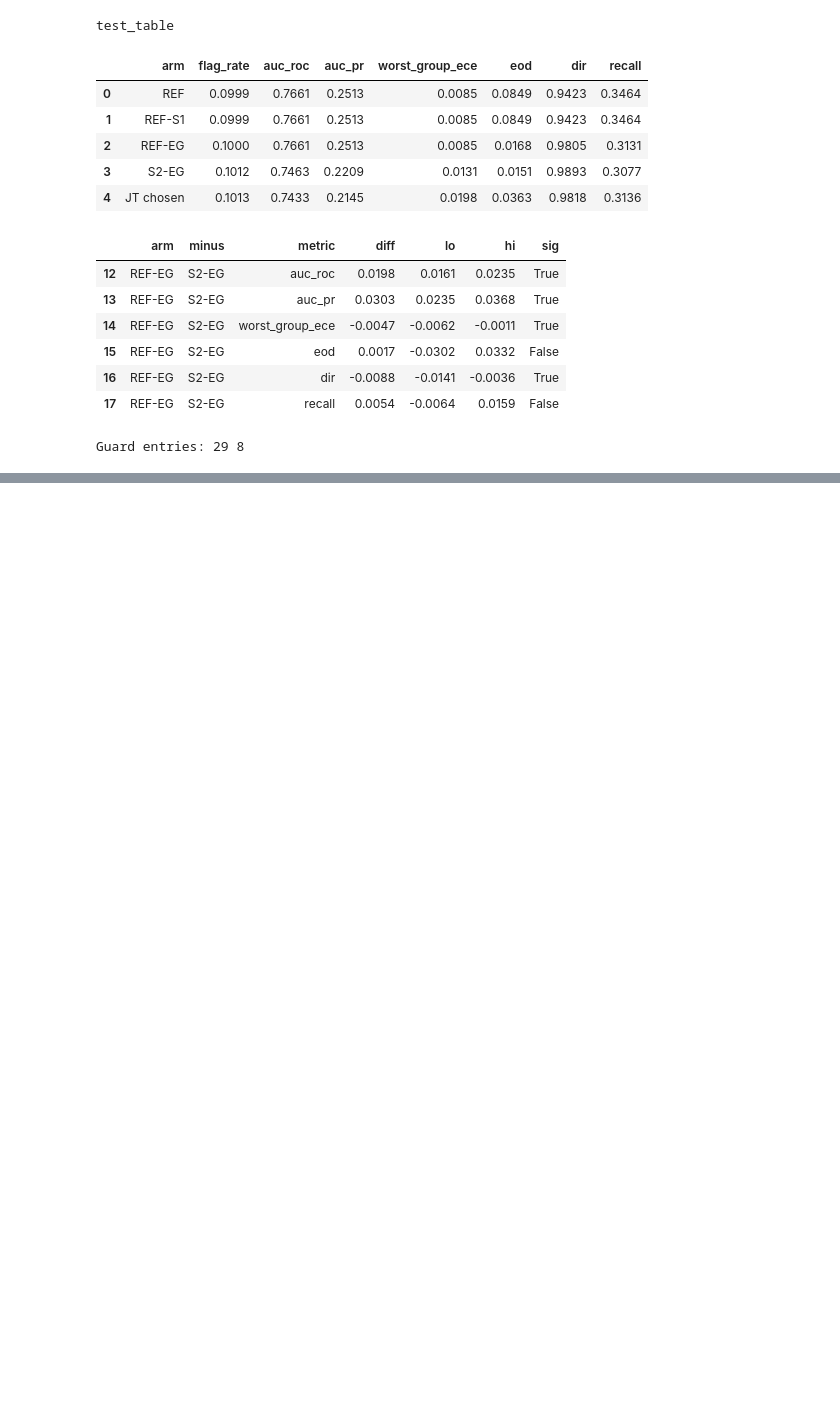
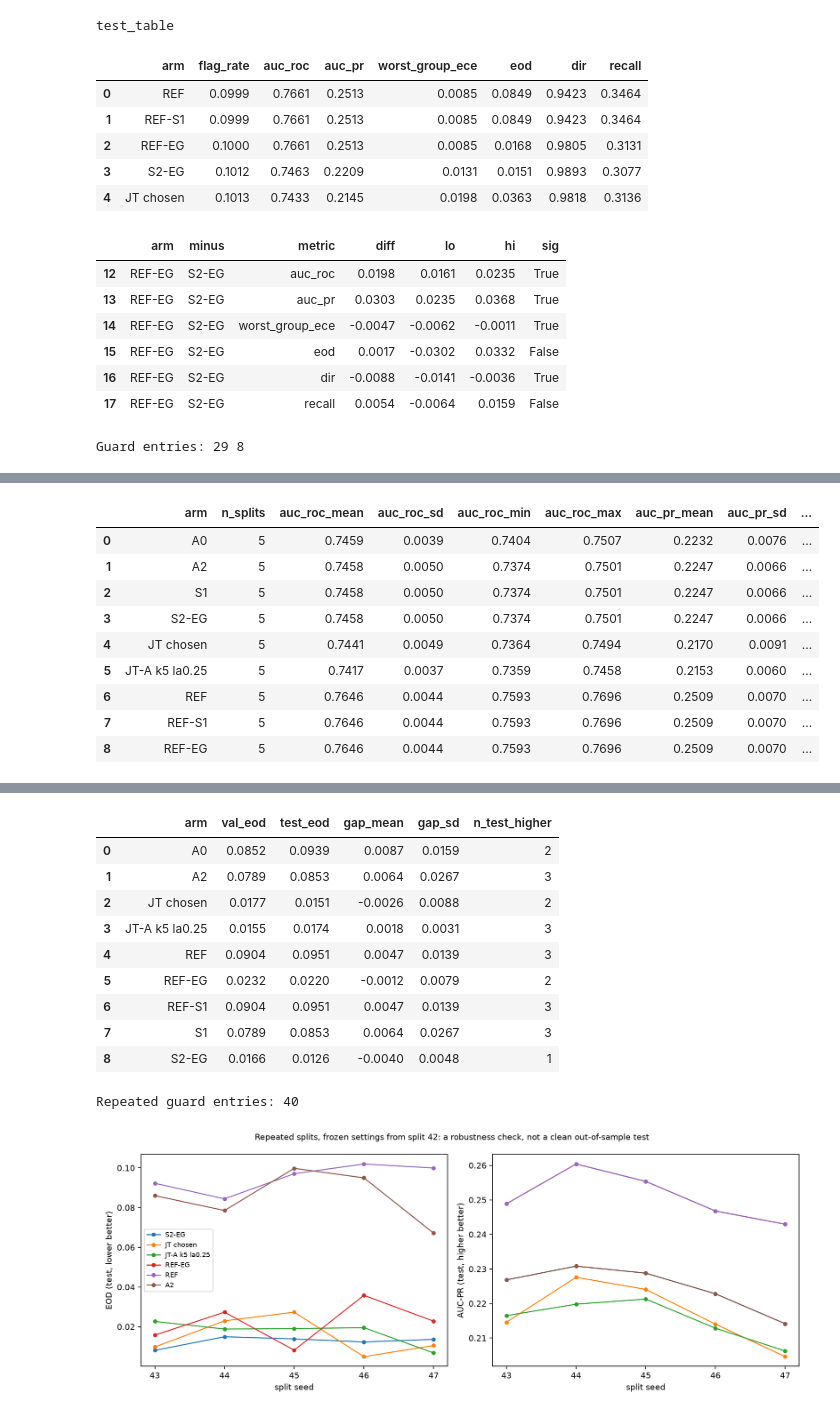
Before and after one commit to arghyadeep-deb/fairness-aware-credit-scoring, a Jupyter notebook: notebooks/08_figures_and_summary.ipynb, the cells around one changed output, grey strips where cells are left out. Cells and saved outputs as stored; diff of their text form; code cells hidden in the pictures; blank space fills up the shorter version.

Commit message:
repeated-splits robustness replication (post-hoc): 5 fresh splits, frozen settings, separate guard log, summary section 11, notebook 08

```diff
--- a/notebooks/08_figures_and_summary.ipynb
+++ b/notebooks/08_figures_and_summary.ipynb
@@ -203,0 +204,17 @@ Guard entries: 29 8
+# %%
+display(pd.read_csv(T / 'repeated_splits_summary.csv').round(4))
+display(pd.read_csv(T / 'repeated_splits_paired.csv').round(4))
+display(pd.read_csv(T / 'repeated_splits_val_vs_test_eod.csv').round(4))
+print('Repeated guard entries:', sum(1 for _ in open(ROOT / 'artifacts' / 'guard' / 'repeated_splits.jsonl')))
+display(Image(filename=str(ROOT / 'artifacts' / 'figures' / 'repeated_splits.png'), width=900))
+# %% [output]
+|  | arm | n_splits | auc_roc_mean | auc_roc_sd | auc_roc_min | auc_roc_max | auc_pr_mean | auc_pr_sd | ... |
+| 0 | A0 | 5 | 0.7459 | 0.0039 | 0.7404 | 0.7507 | 0.2232 | 0.0076 | ... |
+| 1 | A2 | 5 | 0.7458 | 0.0050 | 0.7374 | 0.7501 | 0.2247 | 0.0066 | ... |
+| 2 | S1 | 5 | 0.7458 | 0.0050 | 0.7374 | 0.7501 | 0.2247 | 0.0066 | ... |
+| 3 | S2-EG | 5 | 0.7458 | 0.0050 | 0.7374 | 0.7501 | 0.2247 | 0.0066 | ... |
+| 4 | JT chosen | 5 | 0.7441 | 0.0049 | 0.7364 | 0.7494 | 0.2170 | 0.0091 | ... |
+| 5 | JT-A k5 la0.25 | 5 | 0.7417 | 0.0037 | 0.7359 | 0.7458 | 0.2153 | 0.0060 | ... |
+| 6 | REF | 5 | 0.7646 | 0.0044 | 0.7593 | 0.7696 | 0.2509 | 0.0070 | ... |
+| 7 | REF-S1 | 5 | 0.7646 | 0.0044 | 0.7593 | 0.7696 | 0.2509 | 0.0070 | ... |
+| 8 | REF-EG | 5 | 0.7646 | 0.0044 | 0.7593 | 0.7696 | 0.2509 | 0.0070 | ... |
@@ -203,0 +238,12 @@ Guard entries: 29 8
+|  | arm | val_eod | test_eod | gap_mean | gap_sd | n_test_higher |
+| 0 | A0 | 0.0852 | 0.0939 | 0.0087 | 0.0159 | 2 |
+| 1 | A2 | 0.0789 | 0.0853 | 0.0064 | 0.0267 | 3 |
+| 2 | JT chosen | 0.0177 | 0.0151 | -0.0026 | 0.0088 | 2 |
+| 3 | JT-A k5 la0.25 | 0.0155 | 0.0174 | 0.0018 | 0.0031 | 3 |
+| 4 | REF | 0.0904 | 0.0951 | 0.0047 | 0.0139 | 3 |
+| 5 | REF-EG | 0.0232 | 0.0220 | -0.0012 | 0.0079 | 2 |
+| 6 | REF-S1 | 0.0904 | 0.0951 | 0.0047 | 0.0139 | 3 |
+| 7 | S1 | 0.0789 | 0.0853 | 0.0064 | 0.0267 | 3 |
+| 8 | S2-EG | 0.0166 | 0.0126 | -0.0040 | 0.0048 | 1 |
+Repeated guard entries: 40
+[figure, added]
```
Also changed, not shown: parts of 3 cells of this notebook, 12 other files.
